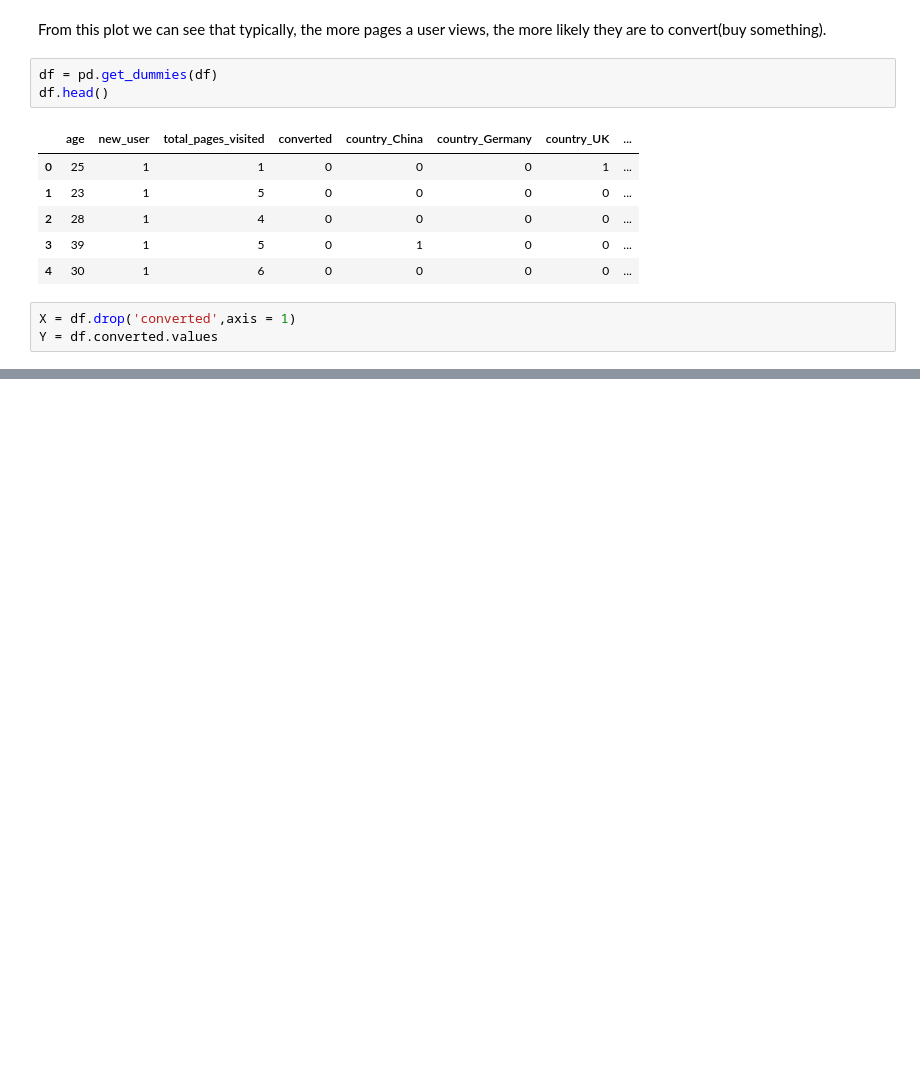
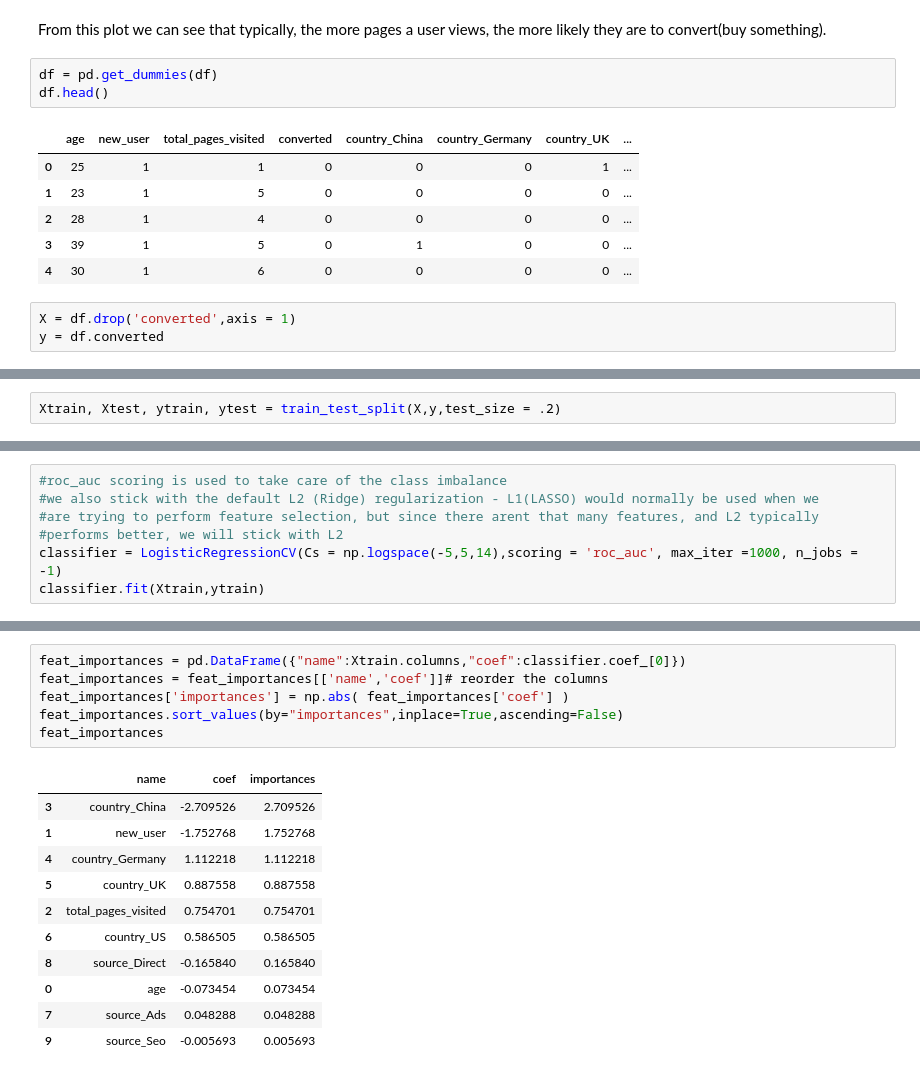
Before and after one commit to Edwardp17/playground, a Jupyter notebook: conversion_rate.ipynb, the cells around one changed output, grey strips where cells are left out. Cells and saved outputs as stored; diff of their text form; blank space fills up the shorter version.

```diff
--- a/conversion_rate.ipynb
+++ b/conversion_rate.ipynb
@@ -105,4 +105,4 @@ df.head()
 | 4 | 30 | 1 | 6 | 0 | 0 | 0 | 0 | ... |
 # %%
 X = df.drop('converted',axis = 1)
-Y = df.converted.values
+y = df.converted
@@ -108,0 +117,2 @@ Y = df.converted.values
+# %%
+Xtrain, Xtest, ytrain, ytest = train_test_split(X,y,test_size = .2)
@@ -108,0 +129,7 @@ Y = df.converted.values
+# %%
+#roc_auc scoring is used to take care of the class imbalance
+#we also stick with the default L2 (Ridge) regularization - L1(LASSO) would normally be used when we
+#are trying to perform feature selection, but since there arent that many features, and L2 typically
+#performs better, we will stick with L2
+classifier = LogisticRegressionCV(Cs = np.logspace(-5,5,14),scoring = 'roc_auc', max_iter =1000, n_jobs = -1)
+classifier.fit(Xtrain,ytrain)
@@ -108,0 +165,18 @@ Y = df.converted.values
+# %%
+feat_importances = pd.DataFrame({"name":Xtrain.columns,"coef":classifier.coef_[0]})
+feat_importances = feat_importances[['name','coef']]# reorder the columns
+feat_importances['importances'] = np.abs( feat_importances['coef'] )
+feat_importances.sort_values(by="importances",inplace=True,ascending=False)
+feat_importances
+# %% [output]
+|  | name | coef | importances |
+| 3 | country_China | -2.709526 | 2.709526 |
+| 1 | new_user | -1.752768 | 1.752768 |
+| 4 | country_Germany | 1.112218 | 1.112218 |
+| 5 | country_UK | 0.887558 | 0.887558 |
+| 2 | total_pages_visited | 0.754701 | 0.754701 |
+| 6 | country_US | 0.586505 | 0.586505 |
+| 8 | source_Direct | -0.165840 | 0.165840 |
+| 0 | age | -0.073454 | 0.073454 |
+| 7 | source_Ads | 0.048288 | 0.048288 |
+| 9 | source_Seo | -0.005693 | 0.005693 |
```
Also changed, not shown: parts of 20 cells of this notebook.
